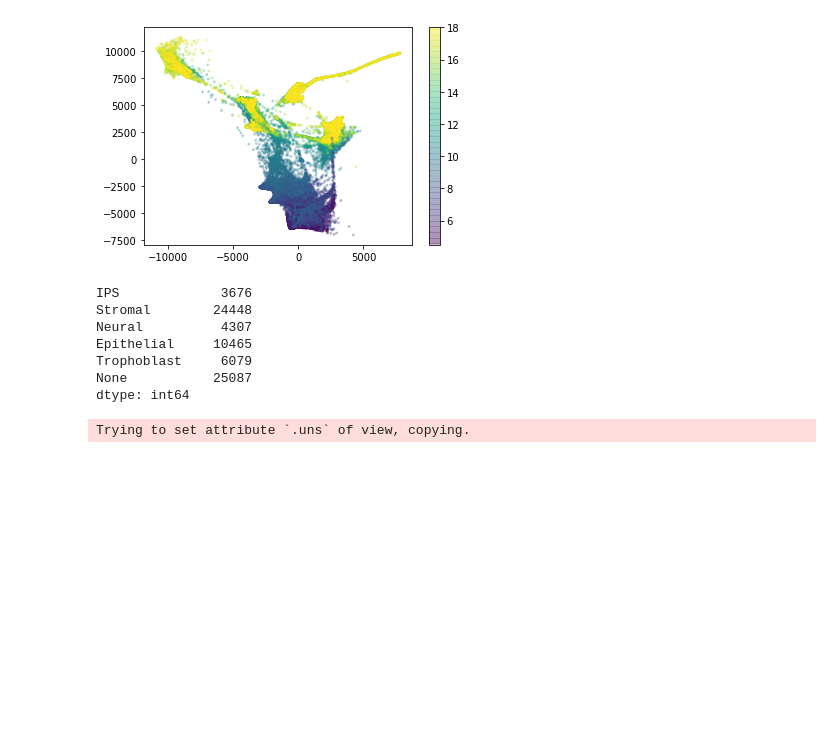
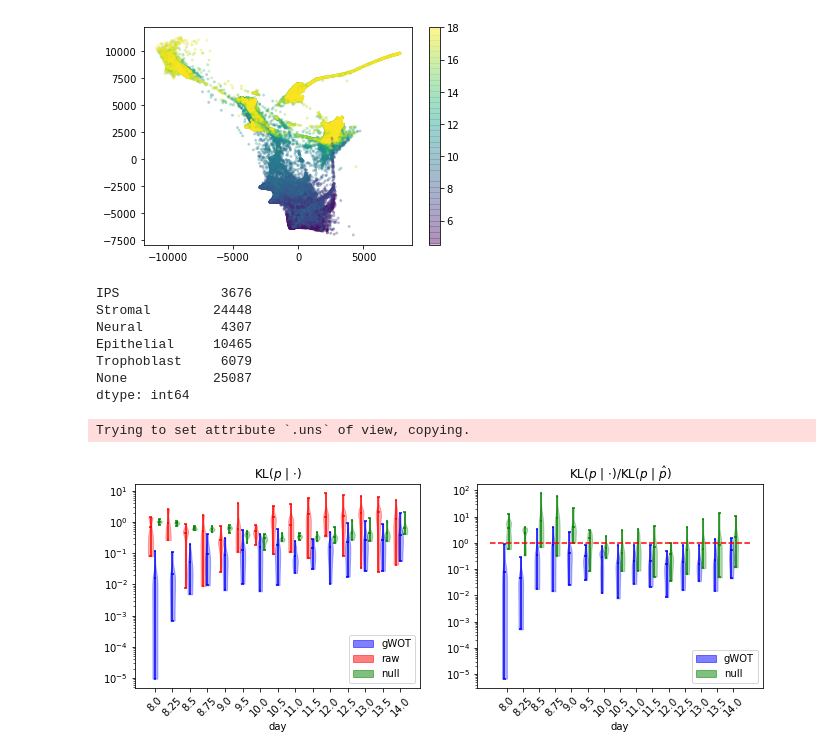
Before and after one commit to zsteve/reprogramming_batch, a Jupyter notebook: figs.ipynb, the cells around one changed output. Saved outputs shown, nothing was run; the diff lists cells and outputs as text; code cells hidden in the pictures; blank space fills up the shorter version.

```diff
--- a/figs.ipynb
+++ b/figs.ipynb
@@ -6,6 +6,7 @@ import anndata
 import wot
 import pandas as pd
 import pegasus as pg
+PLT_CELL = 3.75
 # %%
 def KL(a, b):
     eps = 1e-16
@@ -86,2 +115,58 @@ def kl_summary(out):
-# %%
-kl_summ = np.array([np.array(kl_summary(out)) for out in out_all])
+# %%
+def set_violin_color(v, c, alpha = None):
+    for k in v.keys():
+        if k == "bodies":
+            for pc in v[k]:
+                pc.set_facecolor(c)
+                pc.set_edgecolor(c)
+                if alpha is not None:
+                    pc.set_alpha(alpha)
+        else:
+            pc = v[k]
+            pc.set_edgecolor(c)
+            if alpha is not None:
+                pc.set_alpha(alpha)
+    return
+# %%
+k = np.where(lamda_vals == 0.0025)[0][0]
+plt.figure(figsize = (3*PLT_CELL, PLT_CELL))
+plt.subplot(1, 2, 1)
+viol = plt.violinplot(kl_summ[k][:, 0, :], showmeans = True, positions = np.arange(len(t_map)), widths = 0.3);
+set_violin_color(viol, "blue", alpha = None)
+viol = plt.violinplot(kl_summ[k][:, 1, :], showmeans = True, positions = np.arange(len(t_map)) - 0.25, widths = 0.3);
+set_violin_color(viol, "red", alpha = None)
+viol = plt.violinplot(kl_summ[k][:, 2, :], showmeans = True, positions = np.arange(len(t_map)) + 0.25, widths = 0.3);
+set_violin_color(viol, "green", alpha = None)
+plt.yscale("log")
+
+leg = plt.legend(['gWOT', 'raw', 'null'], loc = "lower right")
+leg.legendHandles[0].set_color("blue")
+leg.legendHandles[0].set_alpha(0.5)
+leg.legendHandles[1].set_color("red")
+leg.legendHandles[1].set_alpha(0.5)
+leg.legendHandles[2].set_color("green")
+leg.legendHandles[2].set_alpha(0.5)
+plt.title("KL($p$ | $\\cdot$)")
+plt.xticks(np.arange(len(t_map)), t_map, rotation = 45);
+plt.xlabel("day")
+# plt.title("$\\lambda$ = %0.4f" % lamda_vals[k])
+
+plt.subplot(1, 2, 2)
+viol = plt.violinplot(kl_ratio[k], showmeans = True, positions = np.arange(len(t_map)) - 0.125, widths = 0.3);
+set_violin_color(viol, "blue", alpha = None)
+viol = plt.violinplot(kl_null_ratio[k], showmeans = True, positions = np.arange(len(t_map)) + 0.125, widths = 0.3);
+set_violin_color(viol, "green", alpha = None)
+plt.yscale("log")
+plt.hlines(1, xmin = -1, xmax = len(t_map), color = "red", linestyle = "dashed")
+plt.title("KL($p$ | $\\cdot$)/KL($p$ | $\\hat{p}$)")
+# plt.title("$\\lambda$ = %0.4f" % lamda_vals[k])
+plt.xticks(np.arange(len(t_map)), t_map, rotation = 45);
+plt.xlabel("day")
+leg = plt.legend(['gWOT', 'null'], loc = "lower right")
+leg.legendHandles[0].set_color("blue")
+leg.legendHandles[0].set_alpha(0.5)
+leg.legendHandles[1].set_color("green")
+leg.legendHandles[1].set_alpha(0.5)
+plt.savefig("prop_ratio_kl.pdf", bbox_inches='tight')
+# %% [output]
+[figure, added]
```
Also changed, not shown: parts of 12 cells of this notebook, 3 other files.
